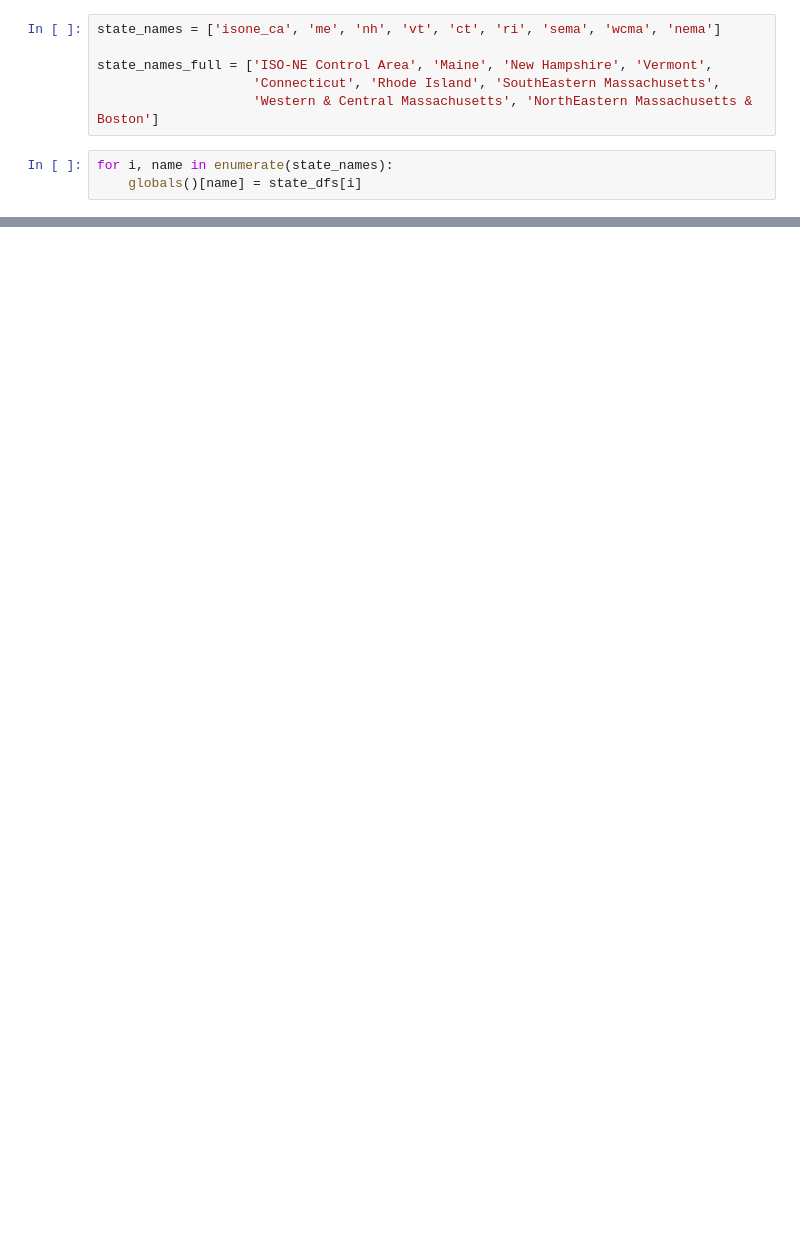
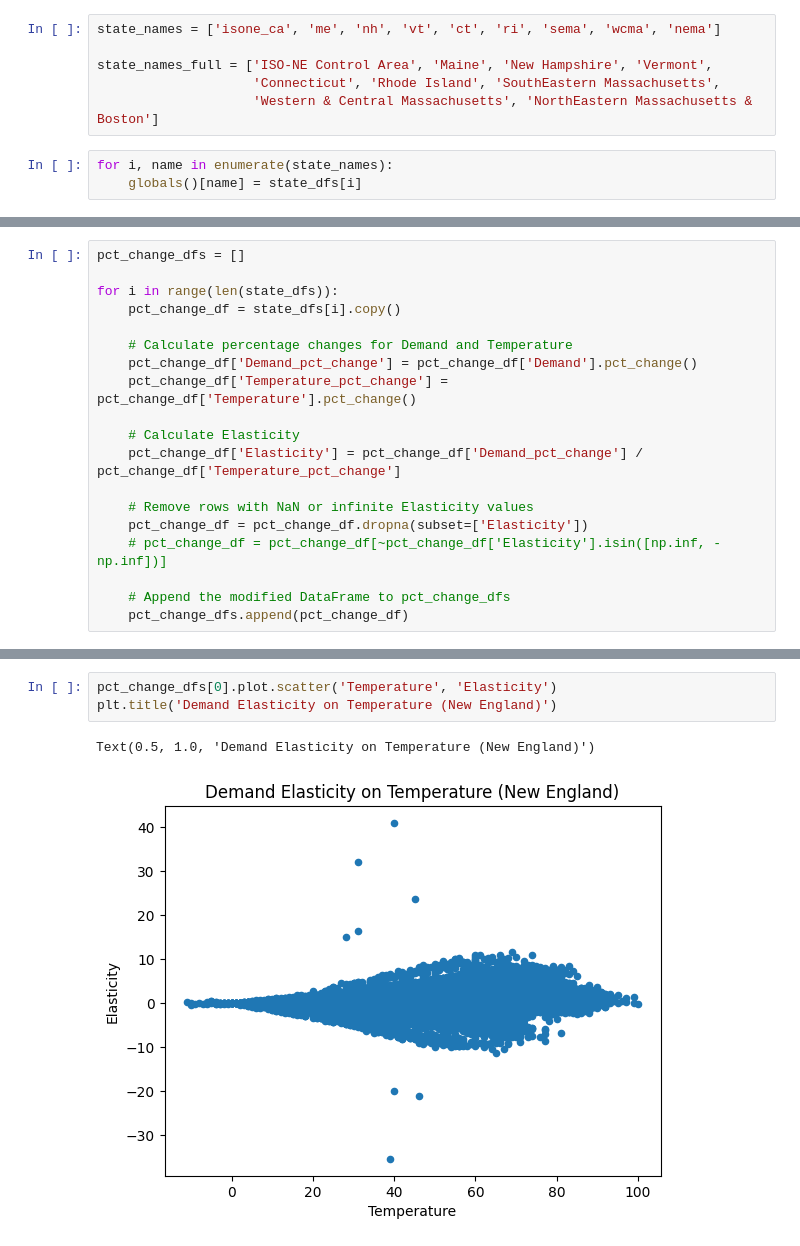
Before and after one commit to kevivuu/ECON323-project, a Jupyter notebook: Final Project.ipynb, the cells around one changed output, grey strips where cells are left out. Drawn from its saved outputs; the diff is of its cells as text; blank space fills up the shorter version.

Commit message:
elasticity

```diff
--- a/Final Project.ipynb
+++ b/Final Project.ipynb
@@ -77,0 +90,19 @@ plt.show()
+# %%
+pct_change_dfs = []
+
+for i in range(len(state_dfs)):
+    pct_change_df = state_dfs[i].copy()
+
+    # Calculate percentage changes for Demand and Temperature
+    pct_change_df['Demand_pct_change'] = pct_change_df['Demand'].pct_change()
+    pct_change_df['Temperature_pct_change'] = pct_change_df['Temperature'].pct_change()
+
+    # Calculate Elasticity
+    pct_change_df['Elasticity'] = pct_change_df['Demand_pct_change'] / pct_change_df['Temperature_pct_change']
+
+    # Remove rows with NaN or infinite Elasticity values
+    pct_change_df = pct_change_df.dropna(subset=['Elasticity'])
+    # pct_change_df = pct_change_df[~pct_change_df['Elasticity'].isin([np.inf, -np.inf])]
+
+    # Append the modified DataFrame to pct_change_dfs
+    pct_change_dfs.append(pct_change_df)
@@ -77,0 +125,6 @@ plt.show()
+# %%
+pct_change_dfs[0].plot.scatter('Temperature', 'Elasticity')
+plt.title('Demand Elasticity on Temperature (New England)')
+# %% [output]
+Text(0.5, 1.0, 'Demand Elasticity on Temperature (New England)')
+[figure, added]
```
Also changed, not shown: parts of 8 cells of this notebook.
